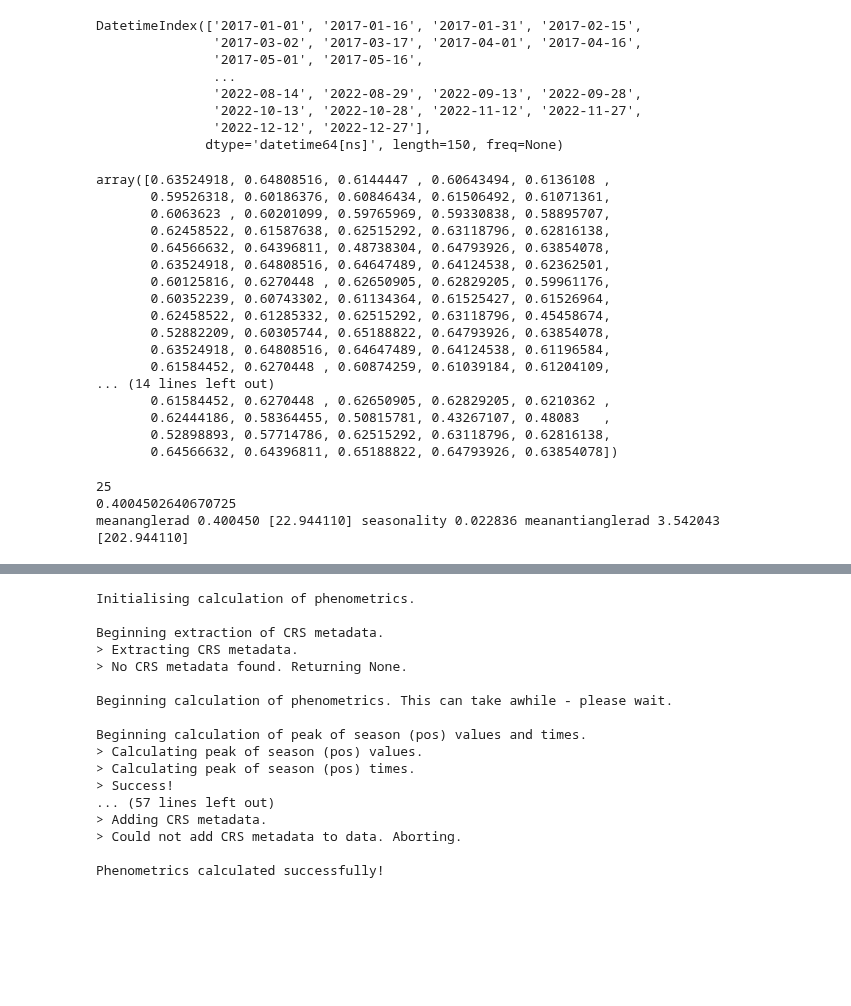
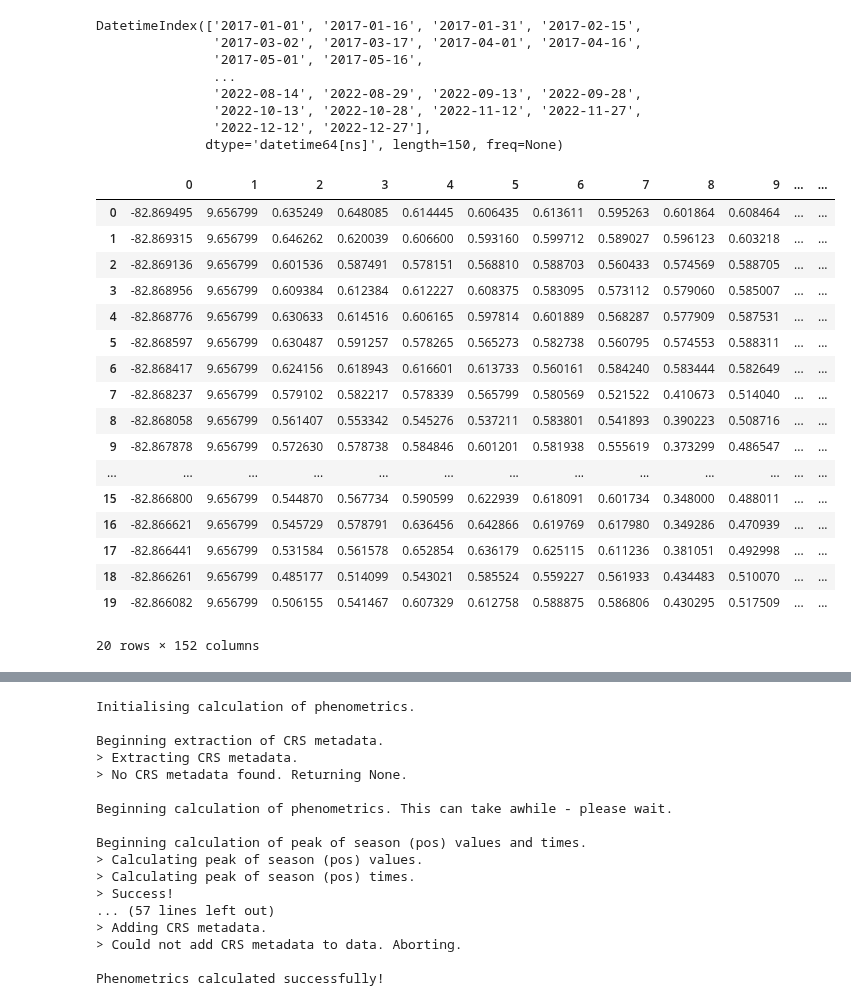
Before and after one commit to jitendra-kumar/tropical_phenology_gee, a Jupyter notebook: src/gee_processing/calculate_phenometrics.ipynb, the cells around one changed output, grey strips where cells are left out. Drawn from its saved outputs; the diff is of its cells as text; code cells hidden in the pictures; blank space fills up the shorter version.

```diff
--- a/src/gee_processing/calculate_phenometrics.ipynb
+++ b/src/gee_processing/calculate_phenometrics.ipynb
@@ -31,22 +32,24 @@ DatetimeIndex(['2017-01-01', '2017-01-16', '2017-01-31', '2017-02-15',
 # %%
 # read the ascii version of ndre that has 2017-2022 data for each point
 ndre_data = pd.read_csv("/home/jbk/projects/climate/tropics/costa_rica_panama/ndre/panama_2017-2022.interp.coords.head20", header=None, delimiter=" ")
 ndre_data.iloc[0][2:].values
+ndre_data
 # %% [output]
+|  | 0 | 1 | 2 | 3 | 4 | 5 | 6 | 7 | 8 | 9 | ... | ... |
+| 0 | -82.869495 | 9.656799 | 0.635249 | 0.648085 | 0.614445 | 0.606435 | 0.613611 | 0.595263 | 0.601864 | 0.608464 | ... | ... |
+| 1 | -82.869315 | 9.656799 | 0.646262 | 0.620039 | 0.606600 | 0.593160 | 0.599712 | 0.589027 | 0.596123 | 0.603218 | ... | ... |
+| 2 | -82.869136 | 9.656799 | 0.601536 | 0.587491 | 0.578151 | 0.568810 | 0.588703 | 0.560433 | 0.574569 | 0.588705 | ... | ... |
+| 3 | -82.868956 | 9.656799 | 0.609384 | 0.612384 | 0.612227 | 0.608375 | 0.583095 | 0.573112 | 0.579060 | 0.585007 | ... | ... |
+| 4 | -82.868776 | 9.656799 | 0.630633 | 0.614516 | 0.606165 | 0.597814 | 0.601889 | 0.568287 | 0.577909 | 0.587531 | ... | ... |
+| 5 | -82.868597 | 9.656799 | 0.630487 | 0.591257 | 0.578265 | 0.565273 | 0.582738 | 0.560795 | 0.574553 | 0.588311 | ... | ... |
+| 6 | -82.868417 | 9.656799 | 0.624156 | 0.618943 | 0.616601 | 0.613733 | 0.560161 | 0.584240 | 0.583444 | 0.582649 | ... | ... |
+| 7 | -82.868237 | 9.656799 | 0.579102 | 0.582217 | 0.578339 | 0.565799 | 0.580569 | 0.521522 | 0.410673 | 0.514040 | ... | ... |
+| 8 | -82.868058 | 9.656799 | 0.561407 | 0.553342 | 0.545276 | 0.537211 | 0.583801 | 0.541893 | 0.390223 | 0.508716 | ... | ... |
+| 9 | -82.867878 | 9.656799 | 0.572630 | 0.578738 | 0.584846 | 0.601201 | 0.581938 | 0.555619 | 0.373299 | 0.486547 | ... | ... |
+| ... | ... | ... | ... | ... | ... | ... | ... | ... | ... | ... | ... | ... |
+| 15 | -82.866800 | 9.656799 | 0.544870 | 0.567734 | 0.590599 | 0.622939 | 0.618091 | 0.601734 | 0.348000 | 0.488011 | ... | ... |
+| 16 | -82.866621 | 9.656799 | 0.545729 | 0.578791 | 0.636456 | 0.642866 | 0.619769 | 0.617980 | 0.349286 | 0.470939 | ... | ... |
+| 17 | -82.866441 | 9.656799 | 0.531584 | 0.561578 | 0.652854 | 0.636179 | 0.625115 | 0.611236 | 0.381051 | 0.492998 | ... | ... |
+| 18 | -82.866261 | 9.656799 | 0.485177 | 0.514099 | 0.543021 | 0.585524 | 0.559227 | 0.561933 | 0.434483 | 0.510070 | ... | ... |
+| 19 | -82.866082 | 9.656799 | 0.506155 | 0.541467 | 0.607329 | 0.612758 | 0.588875 | 0.586806 | 0.430295 | 0.517509 | ... | ... |
-array([0.63524918, 0.64808516, 0.6144447 , 0.60643494, 0.6136108 ,
-       0.59526318, 0.60186376, 0.60846434, 0.61506492, 0.61071361,
-       0.6063623 , 0.60201099, 0.59765969, 0.59330838, 0.58895707,
-       0.62458522, 0.61587638, 0.62515292, 0.63118796, 0.62816138,
-       0.64566632, 0.64396811, 0.48738304, 0.64793926, 0.63854078,
-       0.63524918, 0.64808516, 0.64647489, 0.64124538, 0.62362501,
-       0.60125816, 0.6270448 , 0.62650905, 0.62829205, 0.59961176,
-       0.60352239, 0.60743302, 0.61134364, 0.61525427, 0.61526964,
-       0.62458522, 0.61285332, 0.62515292, 0.63118796, 0.45458674,
-       0.52882209, 0.60305744, 0.65188822, 0.64793926, 0.63854078,
-       0.63524918, 0.64808516, 0.64647489, 0.64124538, 0.61196584,
-       0.61584452, 0.6270448 , 0.60874259, 0.61039184, 0.61204109,
-... (14 lines left out)
-       0.61584452, 0.6270448 , 0.62650905, 0.62829205, 0.6210362 ,
-       0.62444186, 0.58364455, 0.50815781, 0.43267107, 0.48083   ,
-       0.52898893, 0.57714786, 0.62515292, 0.63118796, 0.62816138,
-       0.64566632, 0.64396811, 0.65188822, 0.64793926, 0.63854078])
+20 rows × 152 columns
@@ -88,10 +99,12 @@ def doy2date(doy, year):
     t =  y + td
     return t #.to_numpy()
 
+#def date2doy(date):
+
 
 def calc_polar_vector(dayofyear, radians, ndre):
     len(radians)
-    print(len(ndre))
+    #print(len(ndre))
 
     # project to cartesian coordinate
     x = ndre*np.sin(radians)
@@ -102,7 +115,7 @@ def calc_polar_vector(dayofyear, radians, ndre):
     meany = np.average(y)
 
     # project back to polar coordinate and calculate angle of mean vector
-    print(np.arctan2(meanx, meany))
+    #print(np.arctan2(meanx, meany))
     if (np.arctan2(meanx, meany) >0):
         meananglerad = np.arctan2(meanx, meany)
     else:
@@ -116,14 +129,10 @@ def calc_polar_vector(dayofyear, radians, ndre):
     # seasonality
     seasonality = np.sqrt(meanx**2 + meany**2)
 
-    print("meananglerad %f [%f] seasonality %f meanantianglerad %f [%f]"%(meananglerad, np.rad2deg(meananglerad), seasonality, meanantianglerad, np.rad2deg(meanantianglerad)))
+    print("meananglerad rad %f deg %f seasonality %f meanantianglerad rad %f deg %f"%(meananglerad, np.rad2deg(meananglerad), seasonality, meanantianglerad, np.rad2deg(meanantianglerad)))
     return meananglerad, seasonality, meanantianglerad
 
-ndre = ndre_data.iloc[0][2+25:2+25+25].astype(float)
-doy=dayofyear[0:25]
-rad=radians[0:25]
-meananglerad, seasonality, meanantianglerad = calc_polar_vector(doy, rad, ndre)
+#ndre = ndre_data.iloc[0][2+25:2+25+25].astype(float)
+#doy=dayofyear[0:25]
+#rad=radians[0:25]
+#meananglerad, seasonality, meanantianglerad = calc_polar_vector(doy, rad, ndre)
-# %% [output]
-25
-0.4004502640670725
-meananglerad 0.400450 [22.944110] seasonality 0.022836 meanantianglerad 3.542043 [202.944110]
```
Also changed, not shown: parts of 16 cells of this notebook, 2 other files.
